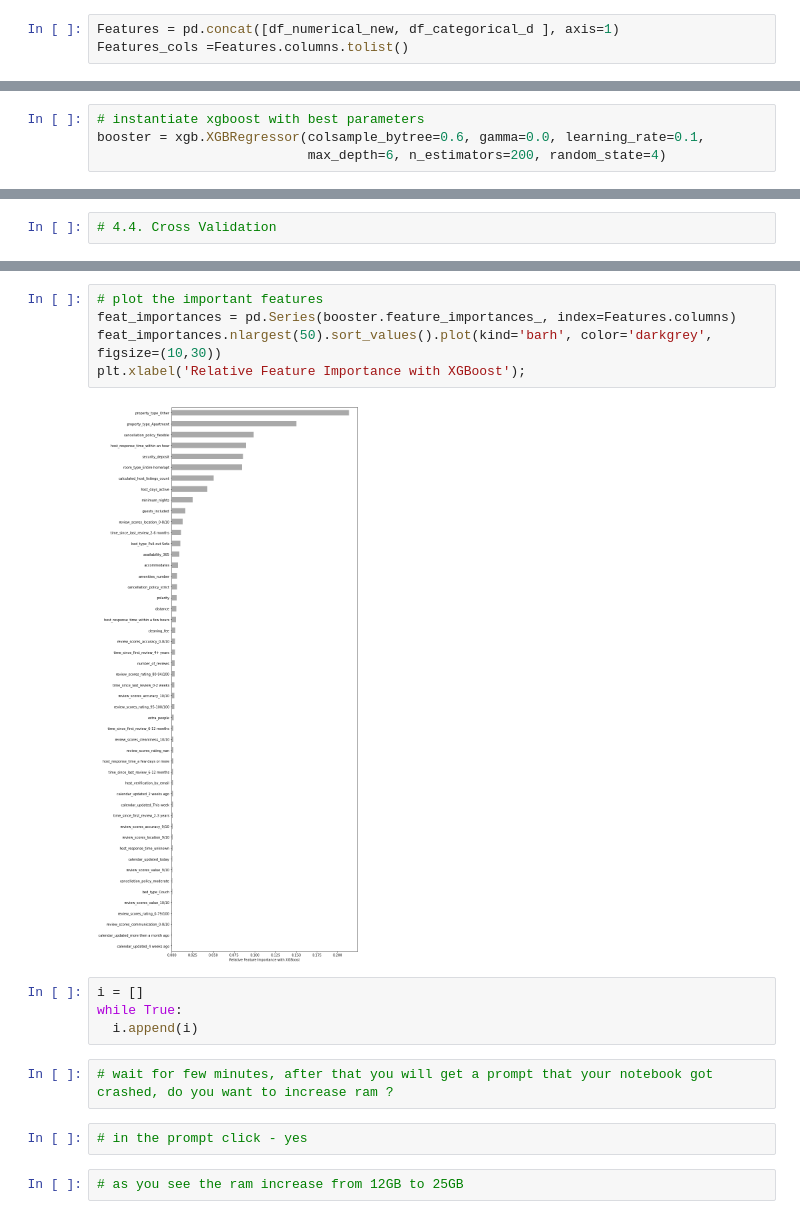
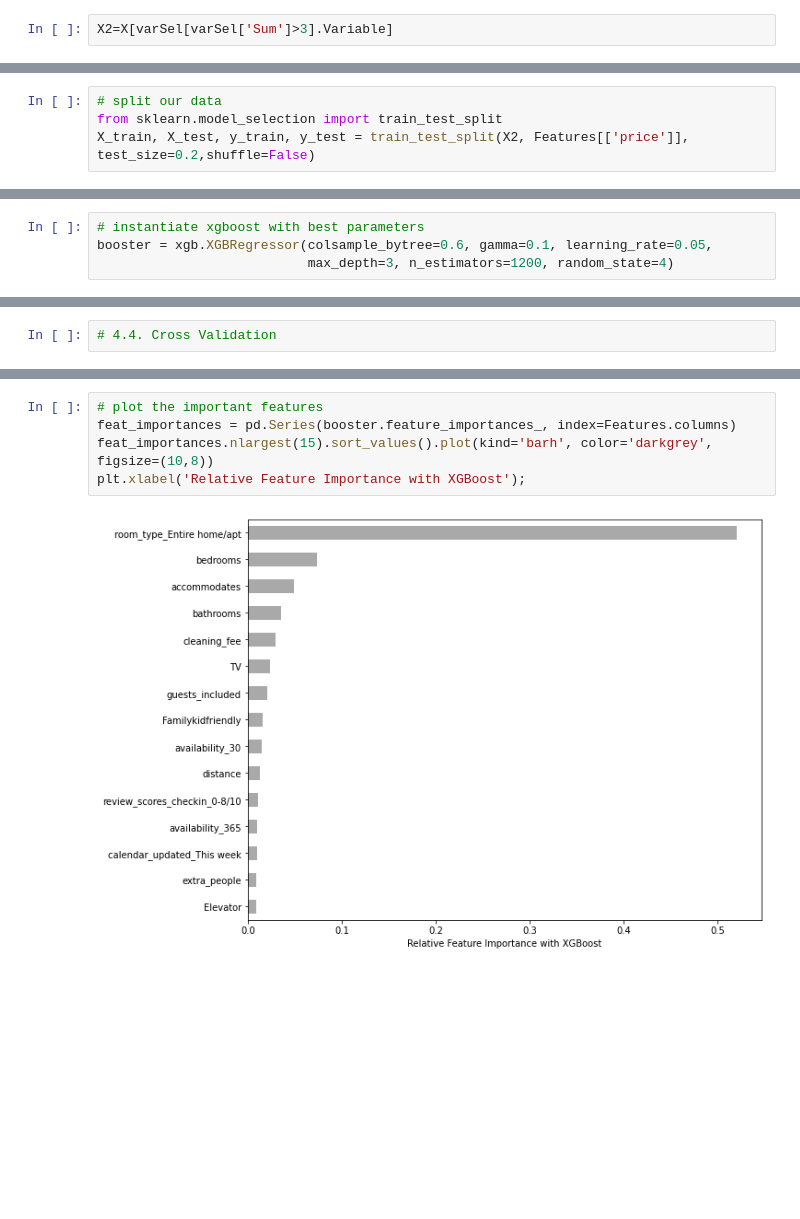
Before and after one commit to oriwolloffer/airbnbProject, a Jupyter notebook: Copy_of_Increase_RAM_Reference_Notes_By_Techhawa_.ipynb, the cells around one changed output, grey strips where cells are left out. Saved outputs shown, nothing was run; the diff lists cells and outputs as text; blank space fills up the shorter version.

```diff
--- a/Copy_of_Increase_RAM_Reference_Notes_By_Techhawa_.ipynb
+++ b/Copy_of_Increase_RAM_Reference_Notes_By_Techhawa_.ipynb
@@ -1380,3 +1506,2 @@ df_numerical_new=df_numerical[varSel[varSel['Sum']>=3].Variable]
-# %%
-Features = pd.concat([df_numerical_new, df_categorical_d ], axis=1)
-Features_cols =Features.columns.tolist()
+# %%
+X2=X[varSel[varSel['Sum']>3].Variable]
@@ -1423,3 +1646,7 @@ X_train, X_test, y_train, y_test = train_test_split(Features, target, test_size=
+# %%
+# split our data
+from sklearn.model_selection import train_test_split
+X_train, X_test, y_train, y_test = train_test_split(X2, Features[['price']], test_size=0.2,shuffle=False)
 # %%
 booster = xgb.XGBRegressor()
 # %%
@@ -1444,7 +1671,7 @@ print(booster_grid_search.best_params_)
 # %%
 # instantiate xgboost with best parameters
-booster = xgb.XGBRegressor(colsample_bytree=0.6, gamma=0.0, learning_rate=0.1,
-                           max_depth=6, n_estimators=200, random_state=4)
+booster = xgb.XGBRegressor(colsample_bytree=0.6, gamma=0.1, learning_rate=0.05,
+                           max_depth=3, n_estimators=1200, random_state=4)
 # %%
 # train
 booster.fit(X_train, y_train)
@@ -1525,17 +1758,7 @@ cv_results.tail()
 # %%
 # plot the important features
 feat_importances = pd.Series(booster.feature_importances_, index=Features.columns)
-feat_importances.nlargest(50).sort_values().plot(kind='barh', color='darkgrey', figsize=(10,30))
+feat_importances.nlargest(15).sort_values().plot(kind='barh', color='darkgrey', figsize=(10,8))
 plt.xlabel('Relative Feature Importance with XGBoost');
 # %% [output]
-[figure, old version]
+[figure, new version]
-# %%
-i = []
-while True:
-  i.append(i)
-# %%
-# wait for few minutes, after that you will get a prompt that your notebook got crashed, do you want to increase ram ?
-# %%
-# in the prompt click - yes
-# %%
-# as you see the ram increase from 12GB to 25GB
```
Also changed, not shown: parts of 90 cells of this notebook.
